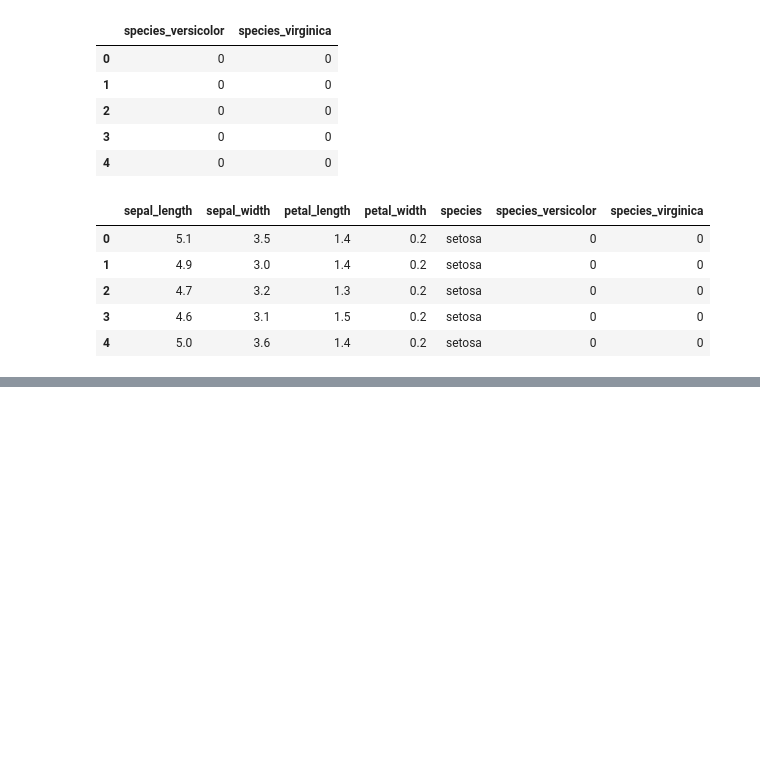
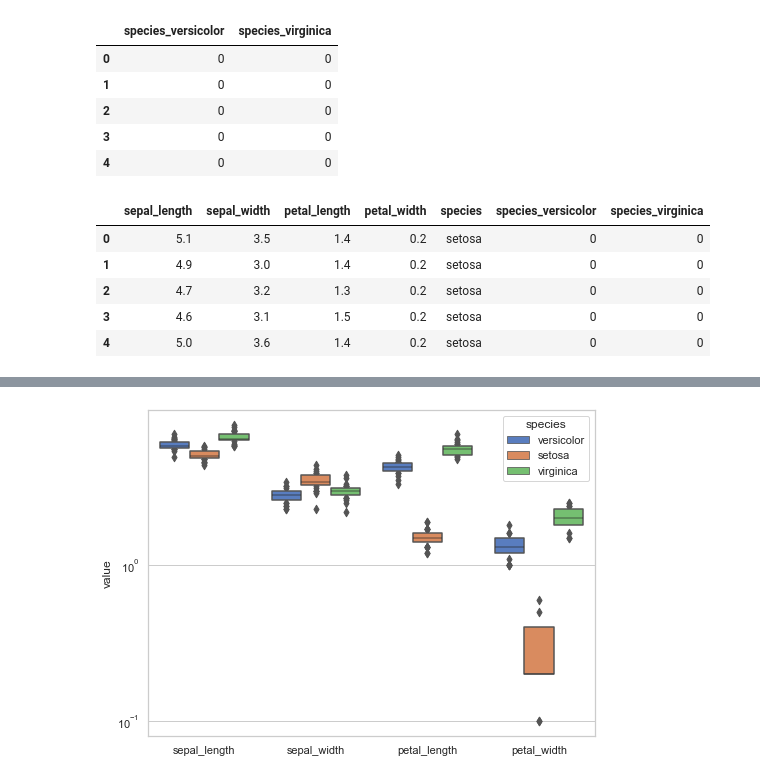
Before and after one commit to brandon-sharpe/classification-exercises, a Jupyter notebook: classification_exercises.ipynb, the cells around one changed output, grey strips where cells are left out. Cells and saved outputs as stored; diff of their text form; code cells hidden in the pictures; blank space fills up the shorter version.

```diff
--- a/classification_exercises.ipynb
+++ b/classification_exercises.ipynb
@@ -302,0 +497,4 @@ iris_df.head()
+# %%
+explore.plot_all_continuous_vars(train, target, quant_vars)
+# %% [output]
+[figure, added]
```
Also changed, not shown: parts of 23 cells of this notebook, 2 other files.
